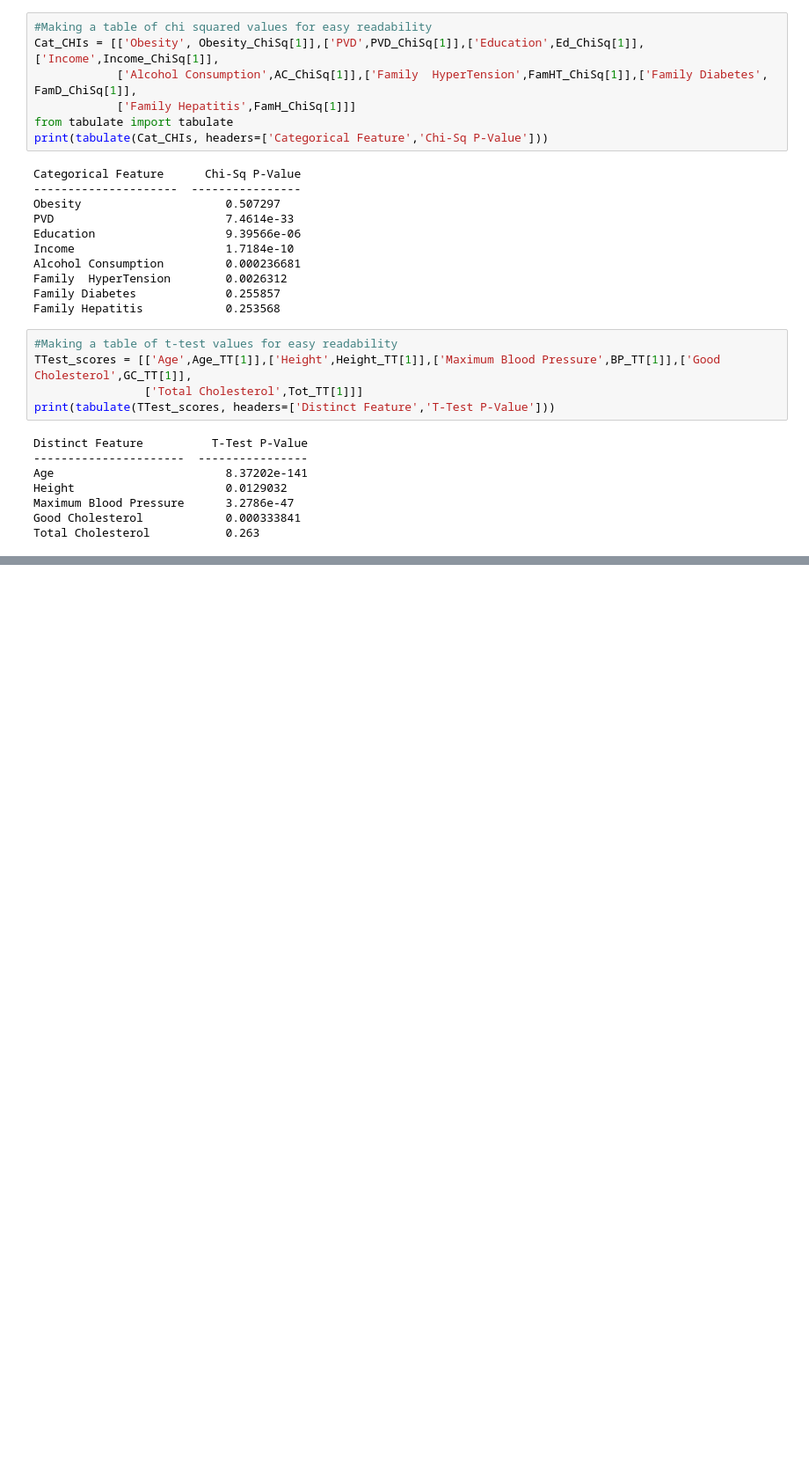
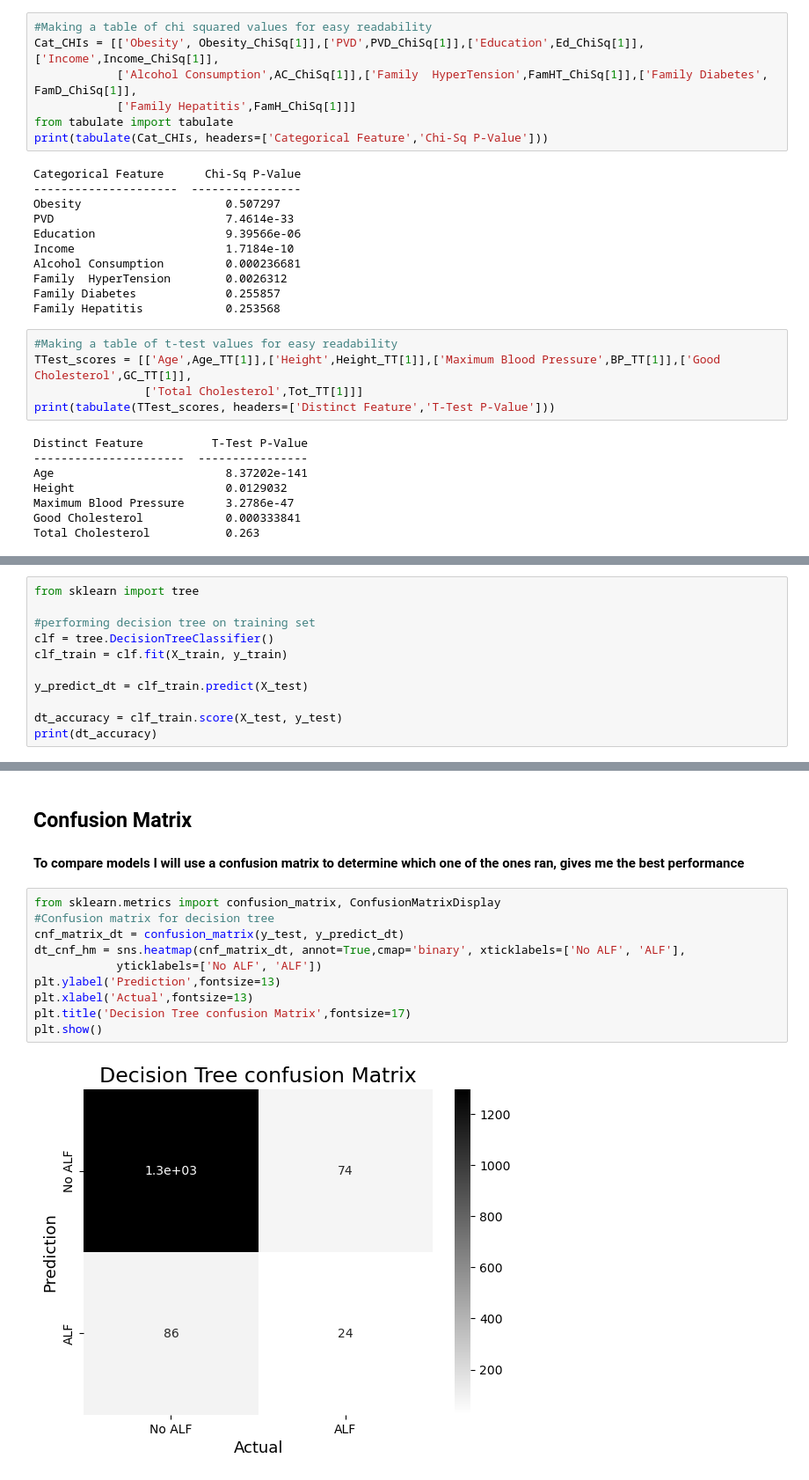
Before and after one commit to Jacinda-G/Capstone-AcuteLiverFailure, a Jupyter notebook: Kaggle ALF dataset/Acute Liver Failure.ipynb, the cells around one changed output, grey strips where cells are left out. Shown at 88% size. Drawn from its saved outputs; the diff is of its cells as text; blank space fills up the shorter version.

```diff
--- a/Kaggle ALF dataset/Acute Liver Failure.ipynb
+++ b/Kaggle ALF dataset/Acute Liver Failure.ipynb
@@ -420,0 +431,11 @@ X_train, X_test, y_train, y_test = train_test_split(X, y, test_size=0.33, random
+# %%
+from sklearn import tree
+
+#performing decision tree on training set
+clf = tree.DecisionTreeClassifier()
+clf_train = clf.fit(X_train, y_train)
+
+y_predict_dt = clf_train.predict(X_test)
+
+dt_accuracy = clf_train.score(X_test, y_test)
+print(dt_accuracy)
@@ -420,0 +540,15 @@ X_train, X_test, y_train, y_test = train_test_split(X, y, test_size=0.33, random
+# %% [markdown]
+## Confusion Matrix
+#### To compare models I will use a confusion matrix to determine which one of the ones ran, gives me the best performance
+# %%
+from sklearn.metrics import confusion_matrix, ConfusionMatrixDisplay
+#Confusion matrix for decision tree
+cnf_matrix_dt = confusion_matrix(y_test, y_predict_dt)
+dt_cnf_hm = sns.heatmap(cnf_matrix_dt, annot=True,cmap='binary', xticklabels=['No ALF', 'ALF'],
+            yticklabels=['No ALF', 'ALF'])
+plt.ylabel('Prediction',fontsize=13)
+plt.xlabel('Actual',fontsize=13)
+plt.title('Decision Tree confusion Matrix',fontsize=17)
+plt.show()
+# %% [output]
+[figure, added]
```
Also changed, not shown: parts of 36 cells of this notebook, 4 other files.
